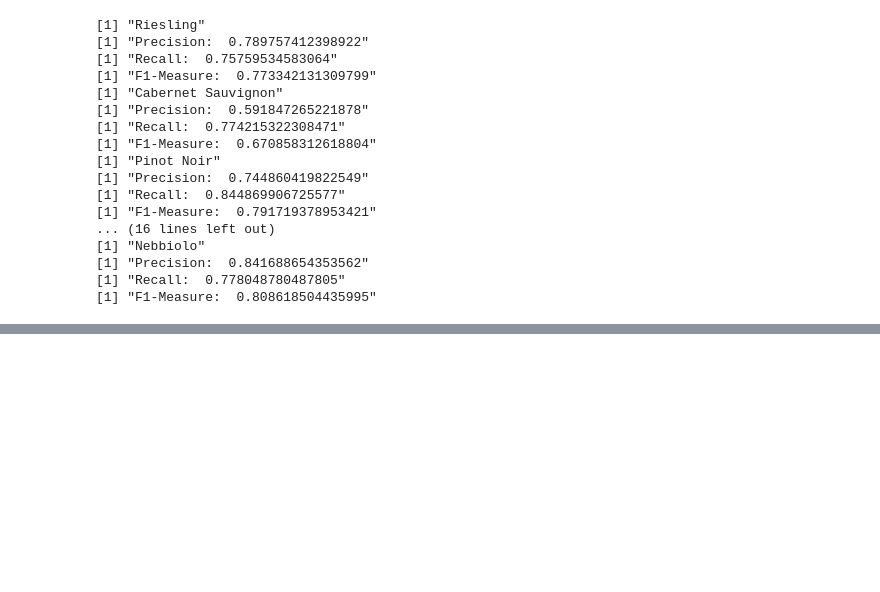
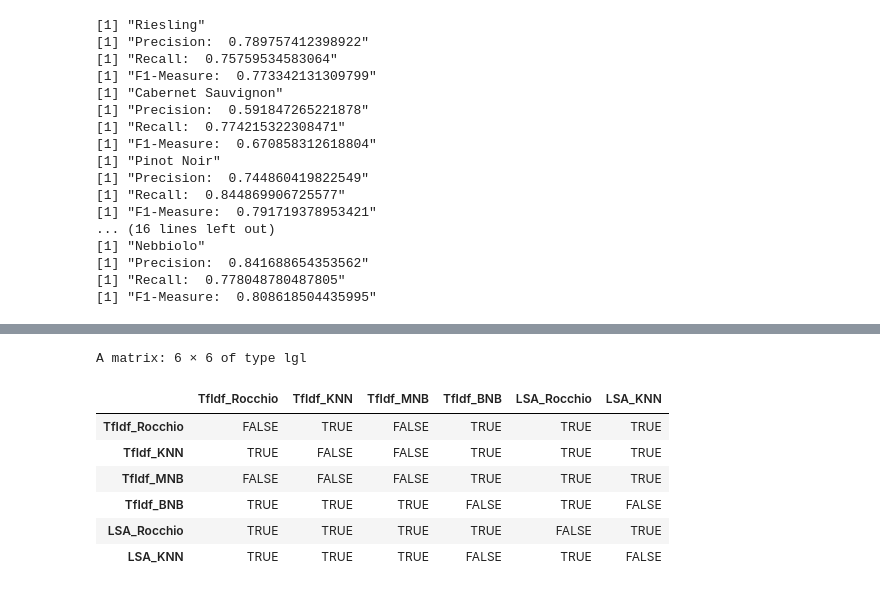
Before and after one commit to andrix17/proWine, a Jupyter notebook: notebook/TF-IDFClassification.ipynb, the cells around one changed output, grey strips where cells are left out. Cells and saved outputs as stored; diff of their text form; code cells hidden in the pictures; blank space fills up the shorter version.

```diff
--- a/notebook/TF-IDFClassification.ipynb
+++ b/notebook/TF-IDFClassification.ipynb
@@ -637,0 +807,11 @@ for (x in unique(test_variety)){
+# %%
+apply(matrix95,1,function(x) apply(matrix95,1, function(y) diff_stat_significant(1-x["acc"],x["var"], 1-y["acc"], y["var"], 0.8152)))
+# %% [output]
+A matrix: 6 × 6 of type lgl
+|  | TfIdf_Rocchio | TfIdf_KNN | TfIdf_MNB | TfIdf_BNB | LSA_Rocchio | LSA_KNN |
+| TfIdf_Rocchio | FALSE | TRUE | FALSE | TRUE | TRUE | TRUE |
+| TfIdf_KNN | TRUE | FALSE | FALSE | TRUE | TRUE | TRUE |
+| TfIdf_MNB | FALSE | FALSE | FALSE | TRUE | TRUE | TRUE |
+| TfIdf_BNB | TRUE | TRUE | TRUE | FALSE | TRUE | FALSE |
+| LSA_Rocchio | TRUE | TRUE | TRUE | TRUE | FALSE | TRUE |
+| LSA_KNN | TRUE | TRUE | TRUE | FALSE | TRUE | FALSE |
```
Also changed, not shown: parts of 20 cells of this notebook.
